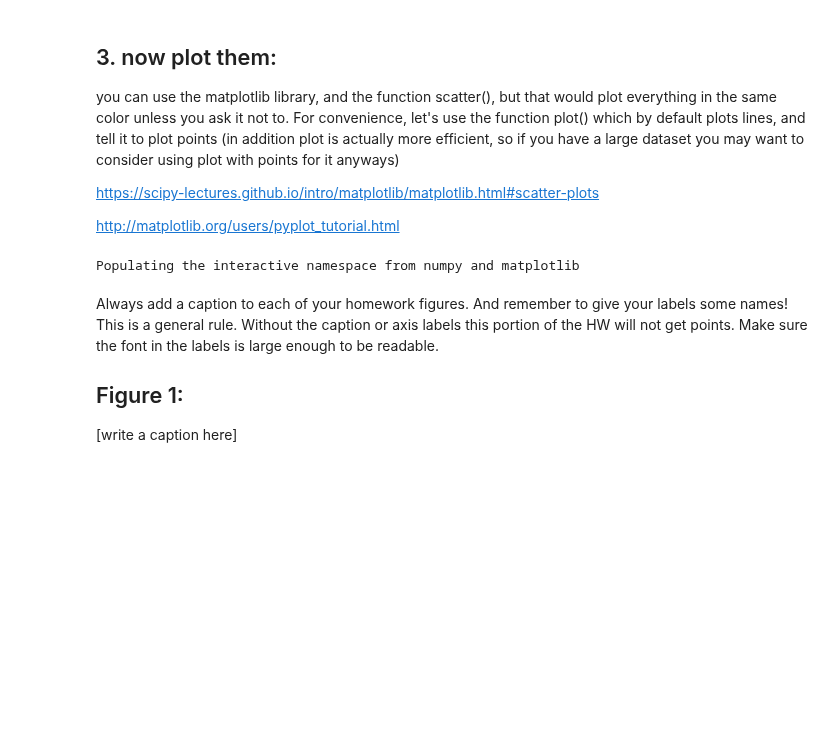
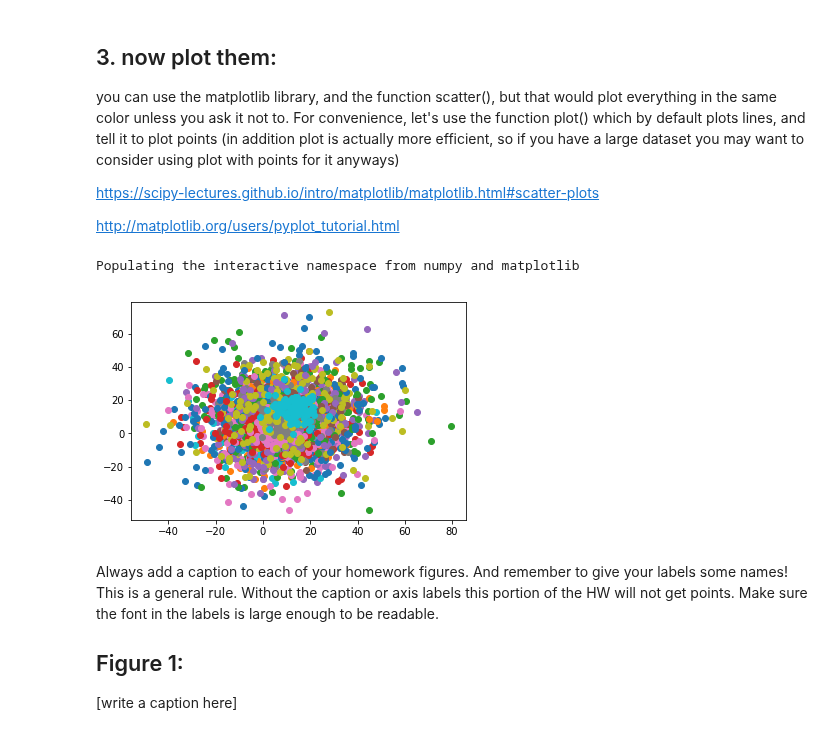
Before and after one commit to qiuyliu/PUI2017_uc288, a Jupyter notebook: HW1_uc288/HW1_3_uc288.ipynb, the cells around one changed output. Drawn from its saved outputs; the diff is of its cells as text; code cells hidden in the pictures; blank space fills up the shorter version.

Commit message:
additional code for plotting

```diff
--- a/HW1_uc288/HW1_3_uc288.ipynb
+++ b/HW1_uc288/HW1_3_uc288.ipynb
@@ -57,4 +57,4 @@ You can do it in a for loop. The first line of code I included generates an arra
 # %%
 ReprRandAll = np.zeros((50, 2, 100))
 for i in range(50):
-    ReprRandAll[i] = i * ReprRandAll[i] + i
+    ReprRandAll[i] = np.random.randint(4,25) * np.random.randn(2,100) + np.random.randint(1,15)
@@ -93,13 +74,15 @@ http://matplotlib.org/users/pyplot_tutorial.html
 # %%
 import pylab as pl
 %pylab inline
 # the last line of code makes the plot show up within the notebook.
 # Always include it so that your homework notebooks are rendered and we can see
 # what you wanted your results to be.
 
-# code here
+for i in range(50):
+    pl.plot(ReprRandAll[i,0], ReprRandAll[i,1], 'o')
 # %% [output]
 Populating the interactive namespace from numpy and matplotlib
+[figure, added]
 # %% [markdown]
 Always add a caption to each of your homework figures.
 And remember to give your labels some names!
```
Also changed, not shown: parts of 5 cells of this notebook.
